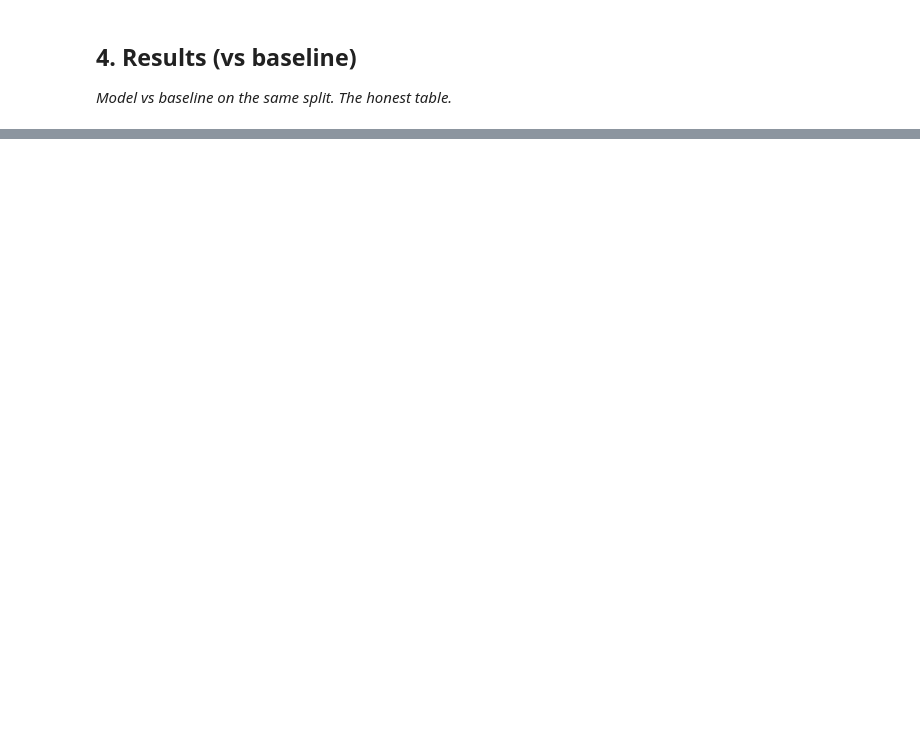
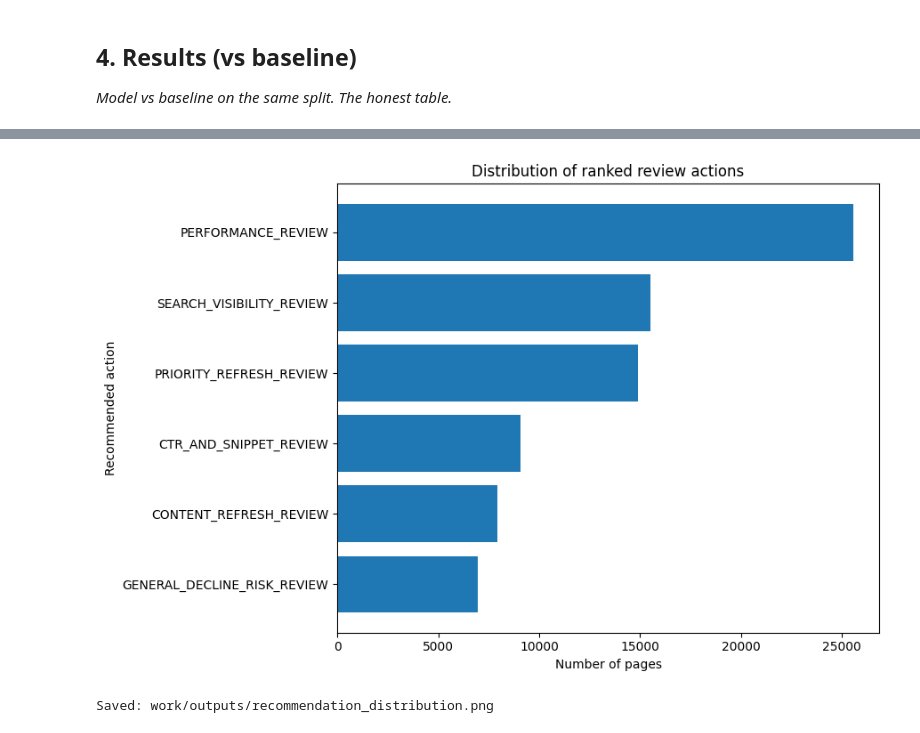
Before and after one commit to Zoro-369/flyrank-ml-starter, a Jupyter notebook: work/notebooks/capstone.ipynb, the cells around one changed output, grey strips where cells are left out. Saved outputs shown, nothing was run; the diff lists cells and outputs as text; code cells hidden in the pictures; blank space fills up the shorter version.

```diff
--- a/work/notebooks/capstone.ipynb
+++ b/work/notebooks/capstone.ipynb
@@ -36,0 +3475,41 @@ This skeleton is yours to fill. Work the sections **in order** — each one has
+# %%
+# ============================================================
+# Artifact 4 — Recommendation distribution
+# ============================================================
+
+plot_actions = (
+    recommendations["action"]
+    .value_counts()
+    .sort_values()
+)
+
+plt.figure(figsize=(9, 6))
+
+plt.barh(
+    plot_actions.index,
+    plot_actions.values
+)
+
+plt.xlabel("Number of pages")
+plt.ylabel("Recommended action")
+plt.title("Distribution of ranked review actions")
+
+plt.tight_layout()
+
+recommendation_chart = (
+    output_dir /
+    "recommendation_distribution.png"
+)
+
+plt.savefig(
+    recommendation_chart,
+    dpi=160,
+    bbox_inches="tight"
+)
+
+plt.show()
+
+print("Saved:", recommendation_chart)
+# %% [output]
+[figure, added]
+Saved: work/outputs/recommendation_distribution.png
```
Also changed, not shown: parts of 78 cells of this notebook, 2 other files.
